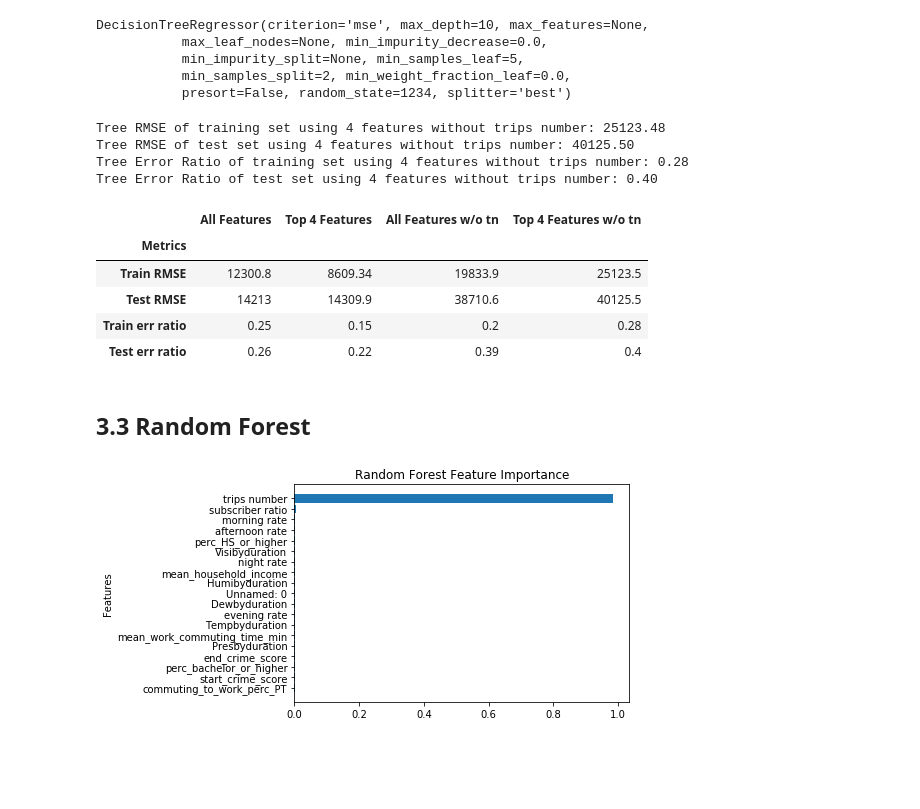
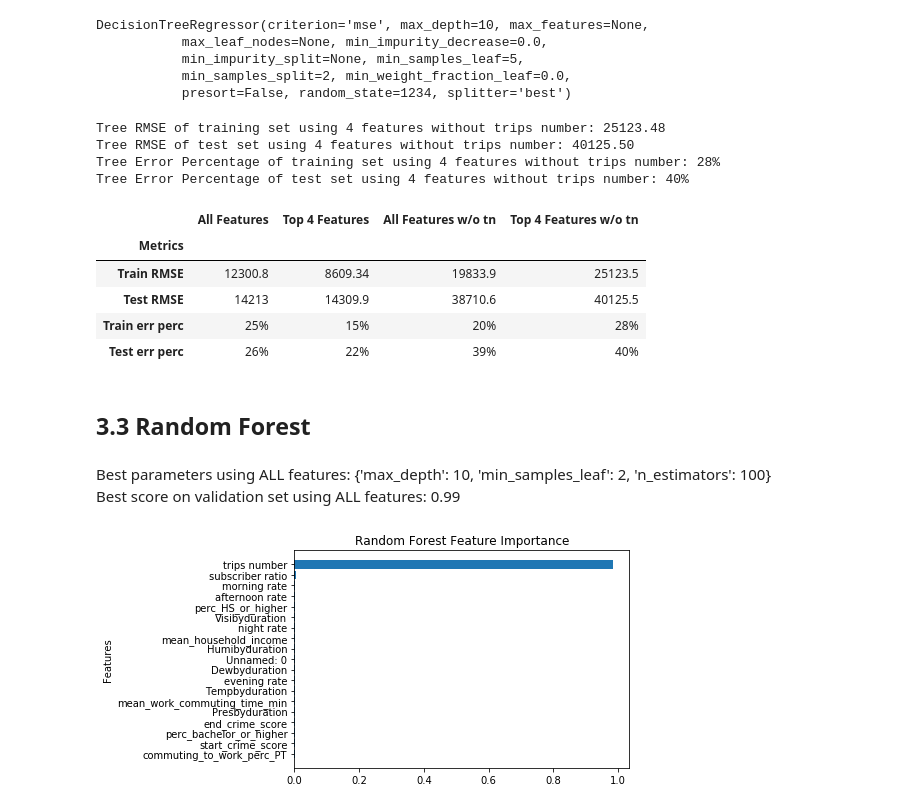
Before and after one commit to leon-lee-jl/MoBike, a Jupyter notebook: MoBike V1.0.ipynb, the cells around one changed output. Saved outputs shown, nothing was run; the diff lists cells and outputs as text; code cells hidden in the pictures; blank space fills up the shorter version.

```diff
--- a/MoBike V1.0.ipynb
+++ b/MoBike V1.0.ipynb
@@ -1380,3 +1373,0 @@ plt.show()
-# %%
-compare_predict = caculateratio(model, test_feature, test_target)
-compare_predict.abs_ratio.median()
@@ -1389,3 +1373,0 @@ compute_rmse(model.predict(test_feature),test_target)
-# %%
-compare_predict = caculateratio(model, train_feature, train_target)
-compare_predict.abs_ratio.median()
@@ -1403,5 +1398,0 @@ Lasso(alpha=0, copy_X=True, fit_intercept=True, max_iter=1000, normalize=True,
-# %%
-rmse_ratio_train.append(compute_rmse(model.predict(train_feature_notrip),train_target)/np.mean(train_target))
-rmse_ratio_test.append(compute_rmse(model.predict(test_feature_notrip),test_target)/np.mean(test_target))
-compare_predict = caculateratio(model, train_feature_notrip, train_target)
-error_ratio_train.append(compare_predict.abs_ratio.median())
@@ -1426,4 +1420,0 @@ plt.show()
-# %%
-compare_predict = caculateratio(model, test_feature_notrip, test_target)
-error_ratio_test.append(compare_predict.abs_ratio.median())
-compare_predict.nlargest(20, 'abs_ratio')
@@ -1833,35 +1751,38 @@ print("Tree RMSE of test set using 4 features without trips number: {:.2f}".form
 # Error Ratio
 err_ratio_train_dt_4_wt_tn = np.median(caculateratio(clf_dt_4_wt_tn, train_4_wt_tn, train_y).abs_ratio)
 err_ratio_test_dt_4_wt_tn = np.median(caculateratio(clf_dt_4_wt_tn, test_4_wt_tn, test_y).abs_ratio)
-print("Tree Error Ratio of training set using 4 features without trips number: {:.2f}".format(err_ratio_train_dt_4_wt_tn))
-print("Tree Error Ratio of test set using 4 features without trips number: {:.2f}".format(err_ratio_test_dt_4_wt_tn))
+print("Tree Error Percentage of training set using 4 features without trips number: {:.0%}".format(err_ratio_train_dt_4_wt_tn))
+print("Tree Error Percentage of test set using 4 features without trips number: {:.0%}".format(err_ratio_test_dt_4_wt_tn))
 # %% [output]
 Tree RMSE of training set using 4 features without trips number: 25123.48
 Tree RMSE of test set using 4 features without trips number: 40125.50
-Tree Error Ratio of training set using 4 features without trips number: 0.28
-Tree Error Ratio of test set using 4 features without trips number: 0.40
+Tree Error Percentage of training set using 4 features without trips number: 28%
+Tree Error Percentage of test set using 4 features without trips number: 40%
 # %%
-row_idx = ['Train RMSE', 'Test RMSE', 'Train err ratio', 'Test err ratio']
+row_idx = ['Train RMSE', 'Test RMSE', 'Train err perc', 'Test err perc']
 all_features_dt = [rmse_train_dt, rmse_test_dt, err_ratio_train_dt, err_ratio_test_dt]
 important_features_dt = [rmse_train_dt_4, rmse_test_dt_4, err_ratio_train_dt_4, err_ratio_test_dt_4]
 all_feature_wt_tn_dt = [rmse_train_dt_wt_tn, rmse_test_dt_wt_tn, err_ratio_train_dt_wt_tn, err_ratio_test_dt_wt_tn]
 important_features_wt_tn_dt = [rmse_train_dt_4_wt_tn, rmse_test_dt_4_wt_tn, err_ratio_train_dt_4_wt_tn, err_ratio_test_dt_4_wt_tn]
 tree_metrics_compare = pd.DataFrame({'Metrics': row_idx,
                              'All Features': all_features_dt,
                              'Top 4 Features': important_features_dt,
                              'All Features w/o tn': all_feature_wt_tn_dt,
                              'Top 4 Features w/o tn': important_features_wt_tn_dt
                               })
 cols = ['All Features', 'Top 4 Features', 'All Features w/o tn', 'Top 4 Features w/o tn', 'Metrics']
 tree_metrics_compare = tree_metrics_compare[cols]
-tree_metrics_compare.set_index(['Metrics']).round(2).style.set_properties(**{'text-align': 'right'})
+tree_metrics_compare = tree_metrics_compare.set_index(['Metrics'])
+tree_metrics_compare.iloc[2] = (tree_metrics_compare.iloc[2].apply('{:.0%}'.format))
+tree_metrics_compare.iloc[3] = (tree_metrics_compare.iloc[3].apply('{:.0%}'.format))
+tree_metrics_compare.style.set_properties(**{'text-align': 'right'})
 # %% [output]
 |  | All Features | Top 4 Features | All Features w/o tn | Top 4 Features w/o tn |
 | Metrics |  |  |  |  |
 | Train RMSE | 12300.8 | 8609.34 | 19833.9 | 25123.5 |
 | Test RMSE | 14213 | 14309.9 | 38710.6 | 40125.5 |
-| Train err ratio | 0.25 | 0.15 | 0.2 | 0.28 |
-| Test err ratio | 0.26 | 0.22 | 0.39 | 0.4 |
+| Train err perc | 25% | 15% | 20% | 28% |
+| Test err perc | 26% | 22% | 39% | 40% |
 # %% [markdown]
 ## 3.3 Random Forest
 # %%
@@ -1871,3 +1804,6 @@ from sklearn.model_selection import KFold
+# %% [markdown]
+Best parameters using ALL features: {'max_depth': 10, 'min_samples_leaf': 2, 'n_estimators': 100}
+Best score on validation set using ALL features: 0.99
 # %%
 # Get feature importances using the optimal hyperparameters
 
```
Also changed, not shown: parts of 80 cells of this notebook.
